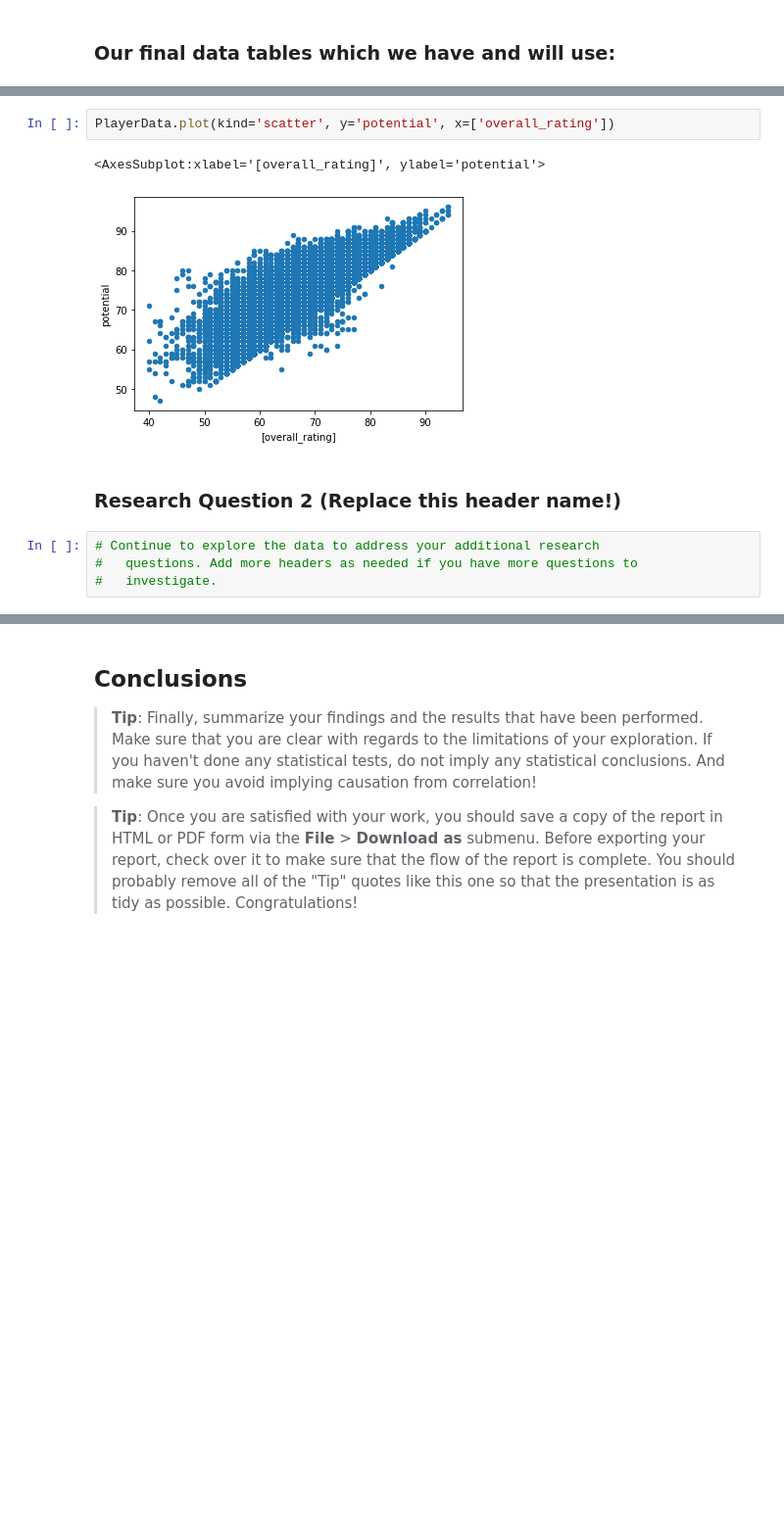
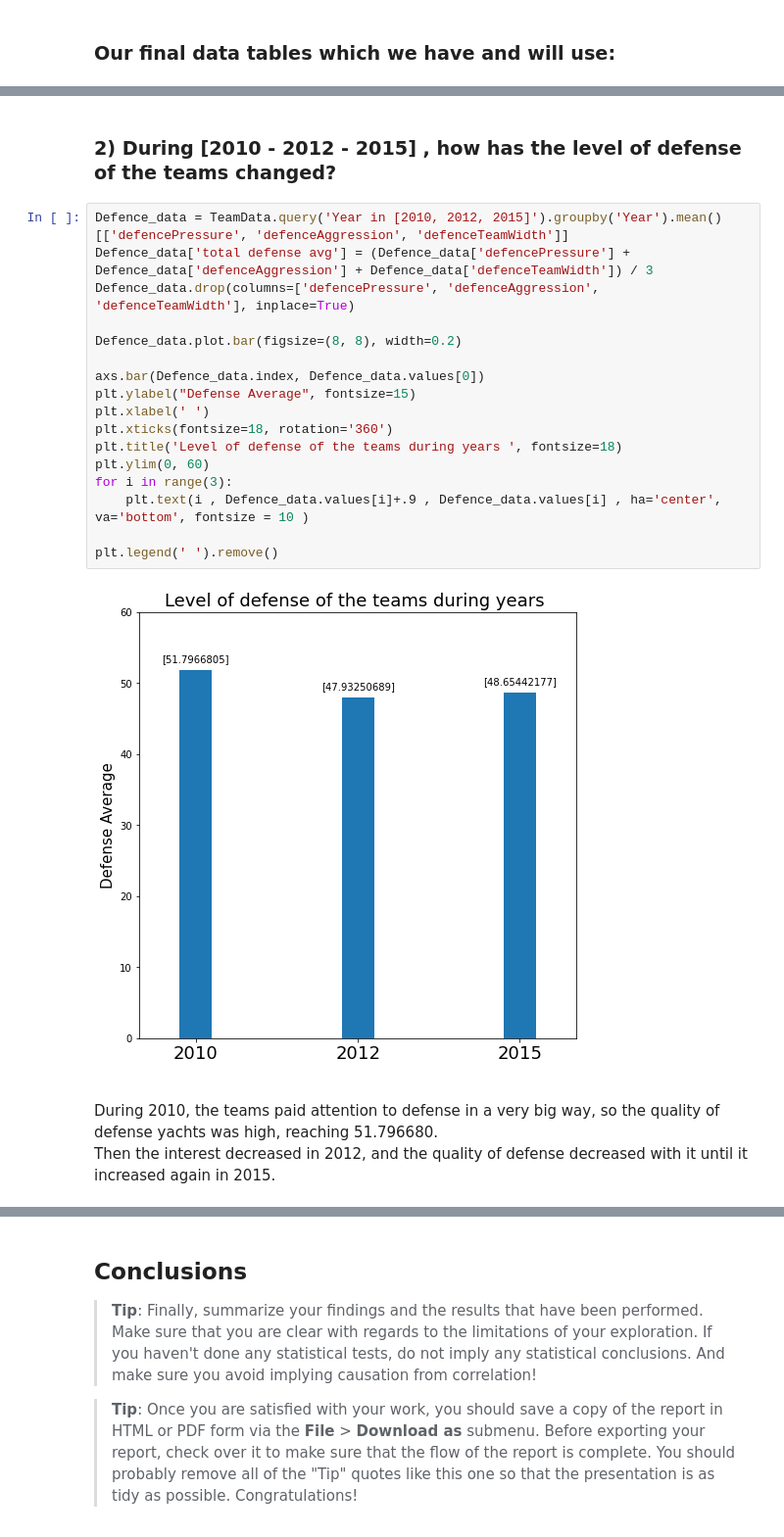
Before and after one commit to mo7amed7assan1911/European-Soccer-Data-Analysis, a Jupyter notebook: investigate-a-dataset-template.ipynb, the cells around one changed output, grey strips where cells are left out. Shown at 98% size. Saved outputs shown, nothing was run; the diff lists cells and outputs as text; blank space fills up the shorter version.

```diff
--- a/investigate-a-dataset-template.ipynb
+++ b/investigate-a-dataset-template.ipynb
@@ -917,11 +703,24 @@ plt.legend(['2010','2012','2015'], loc='center left', bbox_to_anchor=(1, 0.5), f
-# %%
-PlayerData.plot(kind='scatter', y='potential', x=['overall_rating'])
-# %% [output]
-<AxesSubplot:xlabel='[overall_rating]', ylabel='potential'>
-[figure, removed]
-# %% [markdown]
-### Research Question 2  (Replace this header name!)
-# %%
-# Continue to explore the data to address your additional research
-#   questions. Add more headers as needed if you have more questions to
-#   investigate.
+# %% [markdown]
+### 2) During [2010 - 2012 - 2015] , how has the level of defense of the teams changed?
+# %%
+Defence_data = TeamData.query('Year in [2010, 2012, 2015]').groupby('Year').mean()[['defencePressure', 'defenceAggression', 'defenceTeamWidth']]
+Defence_data['total defense avg'] = (Defence_data['defencePressure'] + Defence_data['defenceAggression'] + Defence_data['defenceTeamWidth']) / 3
+Defence_data.drop(columns=['defencePressure', 'defenceAggression', 'defenceTeamWidth'], inplace=True)
+
+Defence_data.plot.bar(figsize=(8, 8), width=0.2)
+
+axs.bar(Defence_data.index, Defence_data.values[0])
+plt.ylabel("Defense Average", fontsize=15)
+plt.xlabel(' ')
+plt.xticks(fontsize=18, rotation='360')
+plt.title('Level of defense of the teams during years ', fontsize=18)
+plt.ylim(0, 60)
+for i in range(3):
+    plt.text(i , Defence_data.values[i]+.9 , Defence_data.values[i] , ha='center', va='bottom', fontsize = 10 )
+
+plt.legend(' ').remove()
+# %% [output]
+[figure, added]
+# %% [markdown]
+During 2010, the teams paid attention to defense in a very big way, so the quality of defense yachts was high, reaching 51.796680.\
+Then the interest decreased in 2012, and the quality of defense decreased with it until it increased again in 2015.
```
Also changed, not shown: parts of 44 cells of this notebook.
